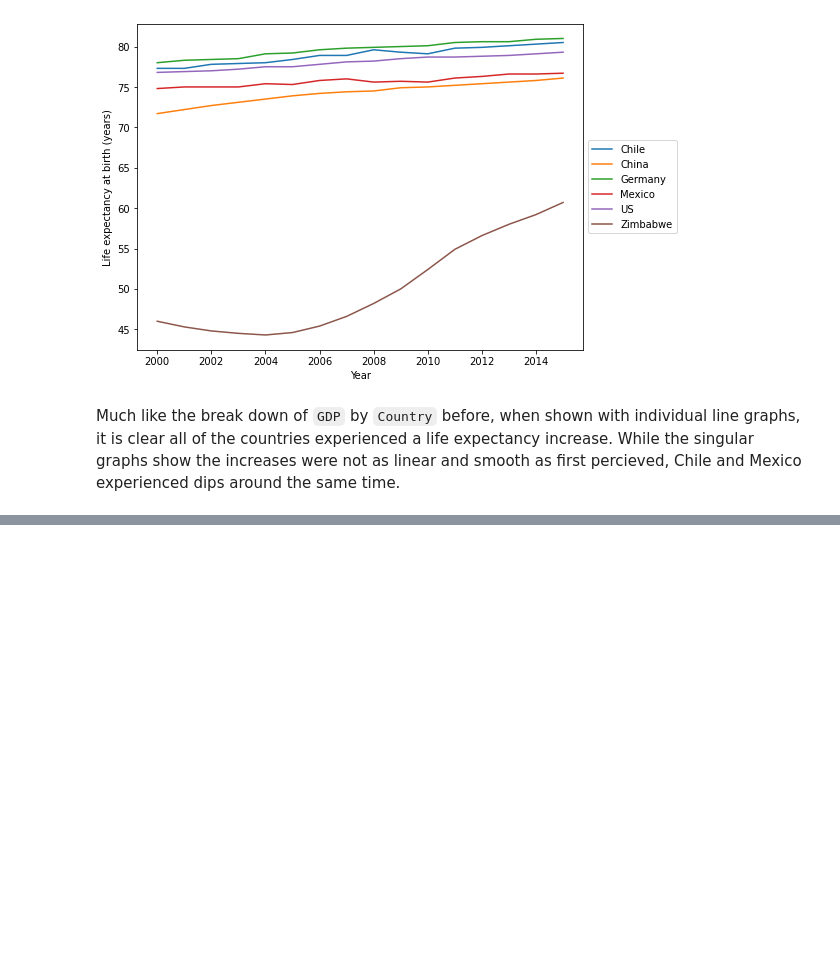
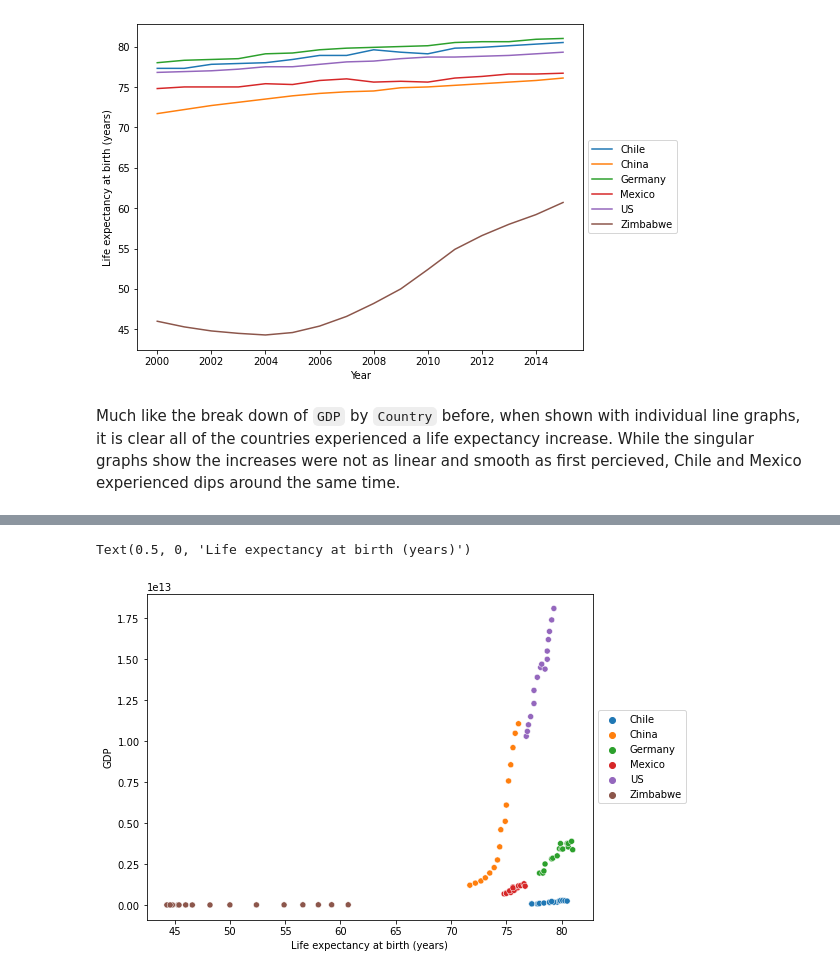
Before and after one commit to baker-jr-john/Life_Expectancy_and_GDP, a Jupyter notebook: life_expectancy_gdp.ipynb, the cells around one changed output, grey strips where cells are left out. Cells and saved outputs as stored; diff of their text form; code cells hidden in the pictures; blank space fills up the shorter version.

Commit message:
Added scatterplots

```diff
--- a/life_expectancy_gdp.ipynb
+++ b/life_expectancy_gdp.ipynb
@@ -233,0 +232,7 @@ graphLife
+# %%
+plt.figure(figsize=(8,6))
+sns.scatterplot(x="Avg Lifetime", y="GDP", hue="Country", data=all_data).legend(loc='center left', bbox_to_anchor=(1, 0.5), ncol=1)
+plt.xlabel("Life expectancy at birth (years)")
+# %% [output]
+Text(0.5, 0, 'Life expectancy at birth (years)')
+[figure, added]
```
Also changed, not shown: parts of 6 cells of this notebook.
